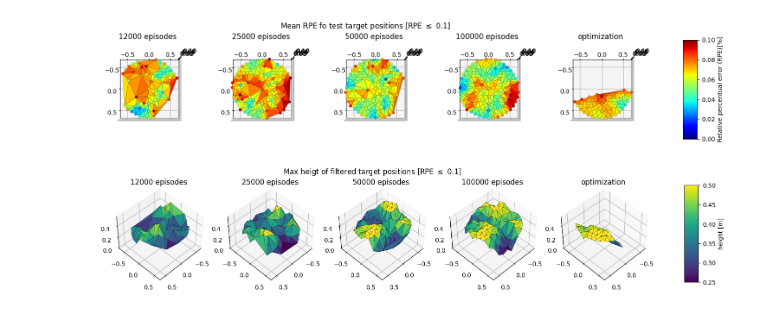
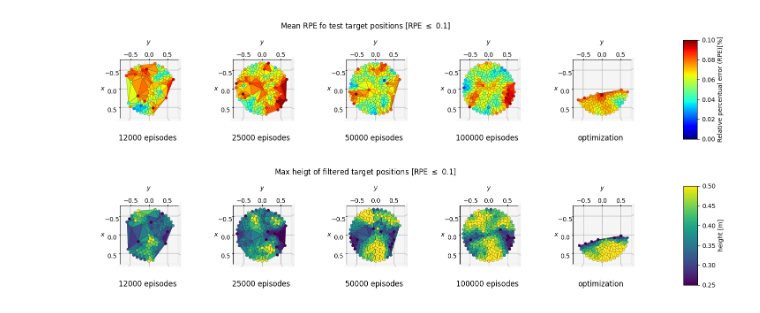
Before and after one commit to jprogrammer13/jumpleg_rl, a Jupyter notebook: utils/feasible_region.ipynb, the cells around one changed output. Saved outputs shown, nothing was run; the diff lists cells and outputs as text; code cells hidden in the pictures.

```diff
--- a/utils/feasible_region.ipynb
+++ b/utils/feasible_region.ipynb
@@ -34,0 +30,3 @@ tests_error = []
+# %%
+tests = [12000,25000,50000,100000,'optim']
+tests_error = []
@@ -41,7 +42,7 @@ for i,test in enumerate(tests):
         rb = joblib.load(
                 f'../runs/test/model_{test}/ReplayBuffer_test.joblib')
 
-        n_episode = rb.mem_size-1
+        n_episode = rb.mem_size
         com0_points = rb.state[:n_episode][:, :3]
         target_points = rb.state[:n_episode][:, 3:]
         reached_points = rb.next_state[:n_episode][:, :3]
@@ -66,15 +67,18 @@ for i,test in enumerate(tests):
     ax.set_xlim(-.65, .65)
     ax.set_ylim(-.65, .65)
     ax.set_zlim(0, .55)
+    ax.set_xlabel('$x$')
+    ax.set_ylabel('$y$')
+    ax.set_zlabel('$z$')
     ax.view_init(azim=45,elev=45)
     feasible_plot = ax.scatter(feasible_region[:, 0], feasible_region[:, 1], feasible_region[:, 2],
                                     c=err_filter, alpha=1, edgecolors="black", linewidths=0.2,
                                     cmap=cmap, norm=norm)
 
     if test != 'optim':
-        ax.set_title( f'{test+1} episodes')
+        ax.set_title( f'{test} episodes', y=.0, pad=-35)
     else:
-        ax.set_title( 'optimization')
+        ax.set_title( 'optimization', y=.0, pad=-35)
 
 cbar_ax = fig.add_axes([0.95, 0.15, 0.02, 0.7])
 fig.colorbar(feasible_plot, shrink=0.3, label='Relative percentual error (RPE)[%]', cax=cbar_ax)
@@ -92,7 +96,7 @@ for i,test in enumerate(tests):
         rb = joblib.load(
                 f'../runs/test/model_{test}/ReplayBuffer_test.joblib')
 
-        n_episode = rb.mem_size-1
+        n_episode = rb.mem_size
         com0_points = rb.state[:n_episode][:, :3]
         target_points = rb.state[:n_episode][:, 3:]
         reached_points = rb.next_state[:n_episode][:, :3]
@@ -130,16 +134,20 @@ for i,test in enumerate(tests):
 
     ax = fig.add_subplot(1, len(tests), i+1, projection='3d')
     ax.margins(x=0,y=0,z=0)
-    ax.set_xlim(-.65, .65)
-    ax.set_ylim(-.65, .65)
+    ax.set_xlim(-.75, .75)
+    ax.set_ylim(-.75, .75)
     ax.set_zlim(0, .1)
+    ax.zaxis.line.set_lw(0.)
+    ax.set_zticks([])
     ax.view_init(azim=0,elev=90)
+    ax.set_xlabel('$x$')
+    ax.set_ylabel('$y$')
     if test != 'optim':
-        ax.set_title( f'{test+1} episodes')
+        ax.set_title( f'{test} episodes', y=.0, pad=-5)
     else:
-        ax.set_title( 'optimization')
+        ax.set_title( 'optimization', y=.0, pad=-5)
     surf_plot = ax.plot_trisurf(surface[:, 0], surface[:, 1], surface[:, 2], alpha=1, edgecolors="black", linewidths=0.2, cmap=cmap, norm=norm)
-    ax.scatter(surface[:, 0], surface[:, 1], surface[:, 2], alpha=1, edgecolors="black", linewidths=0.2, c=surface[:, 2], cmap=cmap, norm=norm)
+    surf_plot = ax.scatter(surface[:, 0], surface[:, 1], surface[:, 2], alpha=1, edgecolors="black", linewidths=0.2, c=surface[:, 2], cmap=cmap, norm=norm)
 
 cbar_ax = fig.add_axes([0.95, 0.15, 0.02, 0.7])
 fig.colorbar(surf_plot, shrink=0.3, label='Relative percentual error (RPE)[%]', cax=cbar_ax)
@@ -148,7 +156,7 @@ fig.suptitle('Mean RPE fo test target positions [RPE $\leq$ 0.1]')
 plt.show()
 fig.savefig(os.path.join('plots', f'avg_mean_surface_plot.png'), dpi=500)
 # %% [output]
-[figure, old version]
+[figure, new version]
 # %%
 fig = plt.figure(figsize=plt.figaspect(1/len(tests)))
 # fig = plt.figure(figsize=(10,10))
@@ -158,7 +166,7 @@ for i,test in enumerate(tests):
         rb = joblib.load(
                 f'../runs/test/model_{test}/ReplayBuffer_test.joblib')
 
-        n_episode = rb.mem_size-1
+        n_episode = rb.mem_size
         com0_points = rb.state[:n_episode][:, :3]
         target_points = rb.state[:n_episode][:, 3:]
         reached_points = rb.next_state[:n_episode][:, :3]
@@ -181,39 +189,44 @@ for i,test in enumerate(tests):
     max_z = []
 
     for p in feasible_region:
         # new point
         if [p[0],p[1]] not in xy_pair:
             xy_pair.append([p[0],p[1]])
             max_z.append(p[2])
         else:
             # x,y present, get if z > z in array
             idx = xy_pair.index([p[0],p[1]])
             if p[2] > max_z[idx]:
                 # new z value
                 max_z[idx] = p[2]
 
     surface = np.append(np.array(xy_pair),np.array(max_z).reshape(-1,1),axis=1)
 
     ax = fig.add_subplot(1, len(tests), i+1, projection='3d')
     ax.margins(x=0,y=0,z=0)
-    ax.set_xlim(-.65, .65)
-    ax.set_ylim(-.65, .65)
+    ax.set_xlim(-.75, .75)
+    ax.set_ylim(-.75, .75)
     ax.set_zlim(0, .55)
-    ax.view_init(azim=45,elev=45)
+    ax.set_xlabel('$x$')
+    ax.set_ylabel('$y$')
+    ax.zaxis.line.set_lw(0.)
+    ax.set_zticks([])
+    ax.view_init(azim=0,elev=90)
     if test != 'optim':
-        ax.set_title( f'{test+1} episodes')
+        ax.set_title( f'{test} episodes', y=.0, pad=-5)
     else:
-        ax.set_title( 'optimization')
+        ax.set_title( 'optimization', y=.0, pad=-5)
     surf_plot = ax.plot_trisurf(surface[:, 0], surface[:, 1], surface[:, 2], alpha=1, edgecolors="black", linewidths=0.2, cmap=z_cmap, norm=z_norm)
+    surf_plot = ax.scatter(surface[:, 0], surface[:, 1], surface[:, 2], alpha=1, edgecolors="black", linewidths=0.2, c=surface[:, 2], cmap=z_cmap, norm=z_norm)
 
 cbar_ax = fig.add_axes([0.95, 0.15, 0.02, 0.7])
 fig.colorbar(surf_plot, shrink=0.3 ,label='height [m]', cax=cbar_ax)
 
 fig.suptitle('Max heigt of filtered target positions [RPE $\leq$ 0.1]')
 plt.show()
 fig.savefig(os.path.join('plots', f'surface_plot.png'), dpi=500)
 # %% [output]
-[figure, old version]
+[figure, new version]
 # %%
 tests_error = np.array(tests_error)
 # %%
```
Also changed, not shown: parts of 7 cells of this notebook, 6 other files.
